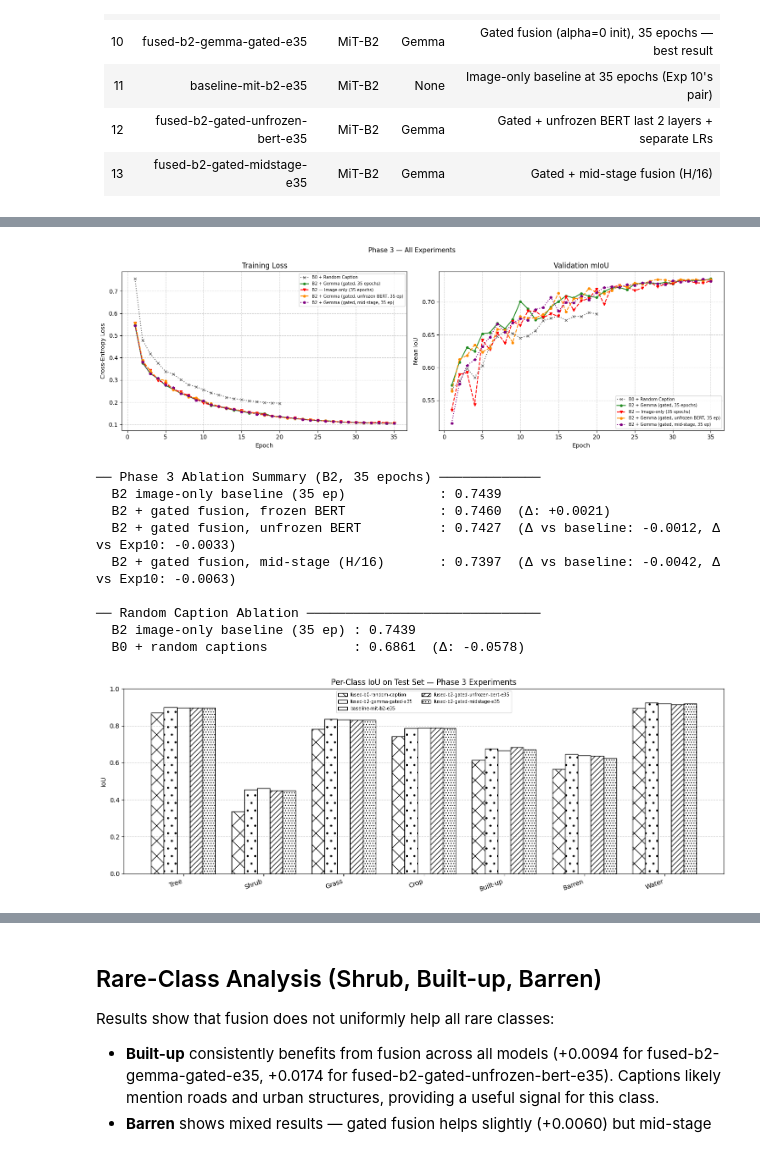
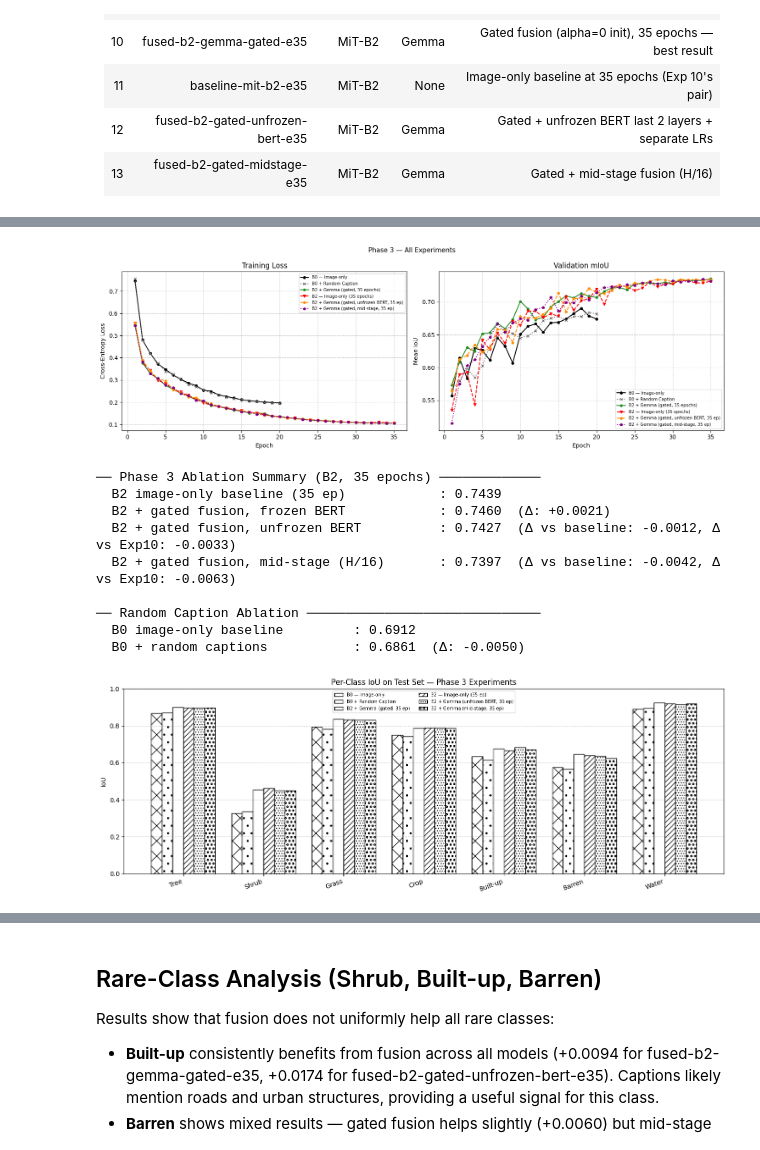
Before and after one commit to ftmoztl/multimodal-landcover-segmentation, a Jupyter notebook: notebooks/phase3_final_results.ipynb, the cells around one changed output, grey strips where cells are left out. Saved outputs shown, nothing was run; the diff lists cells and outputs as text; code cells hidden in the pictures.

Commit message:
add b0 as baseline for comparison of random

```diff
--- a/notebooks/phase3_final_results.ipynb
+++ b/notebooks/phase3_final_results.ipynb
@@ -1408,14 +1342,0 @@ Notes:
-# %%
-# Summary results table
-print(f'\n{"Model":<30} {"Best Val mIoU":>15} {"Test mIoU":>12} {"Test OA":>10}')
-print('-' * 70)
-for key, res in all_results.items():
-    tm = res['test_metrics']
-    print(f'{res["run_name"]:<30} {res["best_val_miou"]:>15.4f} '
-          f'{tm["miou"]:>12.4f} {tm["oa"]:>10.4f}')
-
-baseline_miou = all_results['exp11']['test_metrics']['miou']
-for key in ['exp10', 'exp12', 'exp13']:
-    if key in all_results:
-        delta = all_results[key]['test_metrics']['miou'] - baseline_miou
-        print(f'  Δ mIoU vs baseline ({key}): {delta:+.4f}')
@@ -1433,8 +1384,9 @@ fused-b2-gated-midstage-e35             0.7348       0.7397     0.9035
 # %%
 STYLES = [
-    ('x:',  'dimgray',         'B0 + Random Caption'),
+    ('o-',  'black',       'B0 — Image-only'),                          # baseline B0
+    ('x:',  'dimgray',     'B0 + Random Caption'),
     ('H-',  'forestgreen', 'B2 + Gemma (gated, 35 epochs)'),           # Exp 10
-    ('v--', 'red', 'B2 — Image-only (35 epochs)'),              # Exp 11
+    ('v--', 'red',         'B2 — Image-only (35 epochs)'),              # Exp 11
     ('H--', 'darkorange',  'B2 + Gemma (gated, unfrozen BERT, 35 ep)'), # Exp 12
     ('p:',  'purple',      'B2 + Gemma (gated, mid-stage, 35 ep)'),     # Exp 13
 ]
@@ -1487,14 +1439,14 @@ if 'exp10' in all_results and 'exp11' in all_results:
         print(f'  B2 + gated fusion, mid-stage (H/16)       : {exp13:.4f}  (Δ vs baseline: {exp13-b2_35:+.4f}, Δ vs Exp10: {exp13-exp10:+.4f})')
 
 # ── Random caption ablation ───────────────────────────────────────────────────
-if 'fused_random' in all_results and 'exp11' in all_results:
-    random_  = all_results['fused_random']['test_metrics']['miou']
-    baseline = all_results['exp11']['test_metrics']['miou']
+if 'fused_random' in all_results and 'baseline' in all_results:
+    b0_baseline = all_results['baseline']['test_metrics']['miou']
+    random_     = all_results['fused_random']['test_metrics']['miou']
     print('\n── Random Caption Ablation ──────────────────────────────')
-    print(f'  B2 image-only baseline (35 ep) : {baseline:.4f}')
-    print(f'  B0 + random captions           : {random_:.4f}  (Δ: {random_-baseline:+.4f})')
+    print(f'  B0 image-only baseline         : {b0_baseline:.4f}')
+    print(f'  B0 + random captions           : {random_:.4f}  (Δ: {random_-b0_baseline:+.4f})')
 # %% [output]
-[figure, old version]
+[figure, new version]
 ── Phase 3 Ablation Summary (B2, 35 epochs) ─────────────
   B2 image-only baseline (35 ep)            : 0.7439
   B2 + gated fusion, frozen BERT            : 0.7460  (Δ: +0.0021)
@@ -1502,42 +1454,52 @@ if 'fused_random' in all_results and 'exp11' in all_results:
   B2 + gated fusion, mid-stage (H/16)       : 0.7397  (Δ vs baseline: -0.0042, Δ vs Exp10: -0.0063)
 
 ── Random Caption Ablation ──────────────────────────────
-  B2 image-only baseline (35 ep) : 0.7439
-  B0 + random captions           : 0.6861  (Δ: -0.0578)
+  B0 image-only baseline         : 0.6912
+  B0 + random captions           : 0.6861  (Δ: -0.0050)
 # %%
-HATCHES = ['x', '.', '', '///', '...']
+HATCHES = ['x', '.', '', '///', '...', 'oo']
+
+LABELS = {
+    'baseline':     'B0 — Image-only',
+    'fused_random': 'B0 + Random Caption',
+    'exp10':        'B2 + Gemma (gated, 35 ep)',
+    'exp11':        'B2 — Image-only (35 ep)',
+    'exp12':        'B2 + Gemma (unfrozen BERT, 35 ep)',
+    'exp13':        'B2 + Gemma (mid-stage, 35 ep)',
+}
 
 n_exps = len(all_results)
 width  = 0.8 / n_exps
 
 fig, ax = plt.subplots(figsize=(14, 5), facecolor='white')
 ax.set_facecolor('white')
 for spine in ax.spines.values():
     spine.set_edgecolor('black')
 ax.tick_params(colors='black')
 
 x = np.arange(CONFIG['num_classes'])
 
-for i, (res, hatch) in enumerate(zip(all_results.values(), HATCHES)):
+for i, ((key, res), hatch) in enumerate(zip(all_results.items(), HATCHES)):
     ious = [v if not np.isnan(v) else 0.0
             for v in res['test_metrics']['per_class_iou']]
-    ax.bar(x + i * width, ious, width=width, label=res['run_name'],
+    label = LABELS.get(key, res['run_name'])
+    ax.bar(x + i * width, ious, width=width, label=label,
            color='white', edgecolor='black', hatch=hatch)
 
 ax.set_xticks(x + width * (n_exps - 1) / 2)
 ax.set_xticklabels(CLASS_NAMES, rotation=20, ha='right', color='black')
 ax.set_ylabel('IoU', color='black')
 ax.set_title('Per-Class IoU on Test Set — Phase 3 Experiments', color='black')
 ax.legend(labelcolor='black', fontsize=7, ncol=2)
 ax.grid(True, axis='y', linestyle='--', alpha=0.4, color='gray')
 ax.set_ylim(0, 1)
 
 plt.tight_layout()
 plt.savefig('results/figures/phase3_per_class_iou.png', dpi=300,
             bbox_inches='tight', facecolor='white')
 plt.show()
 # %% [output]
-[figure, old version]
+[figure, new version]
 # %%
 # ── Rare-class Analysis: Does fusion disproportionately help Shrub, Barren & Built-up? ──
 RARE_CLASSES = {1: "Shrub", 4: "Built-up", 5: "Barren"}
```
Also changed, not shown: parts of 11 cells of this notebook.
